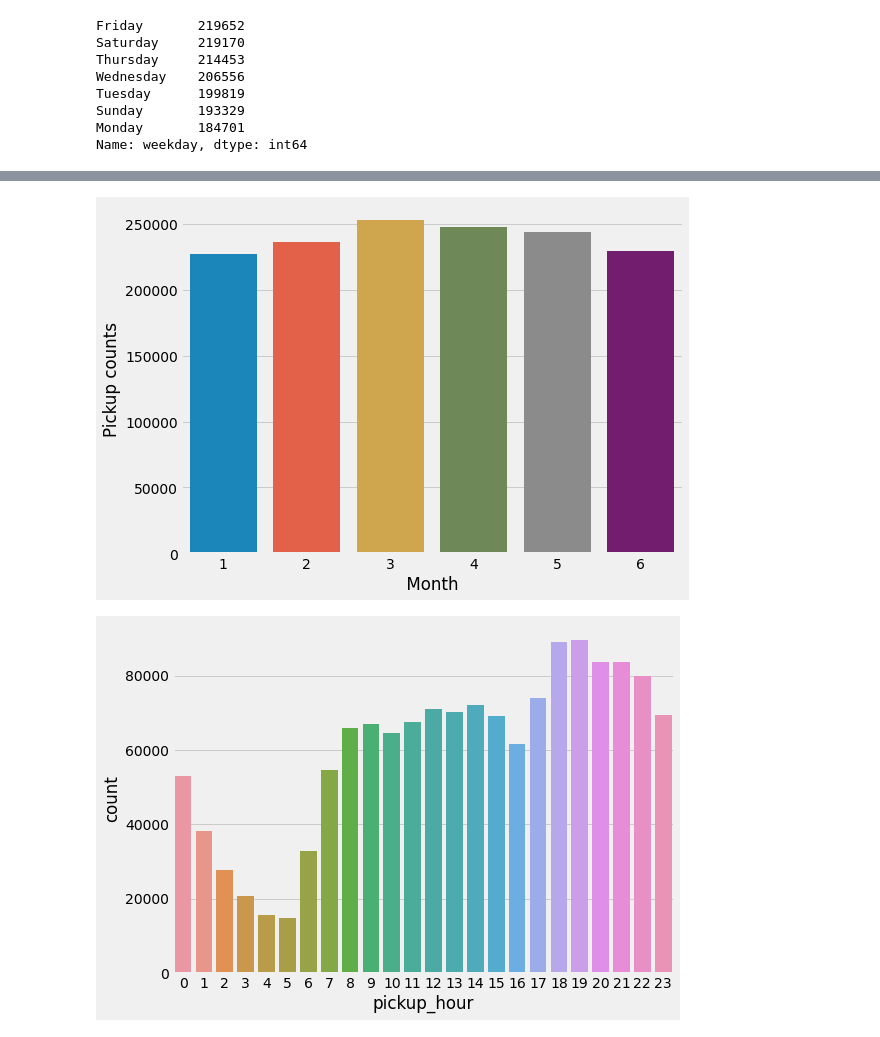
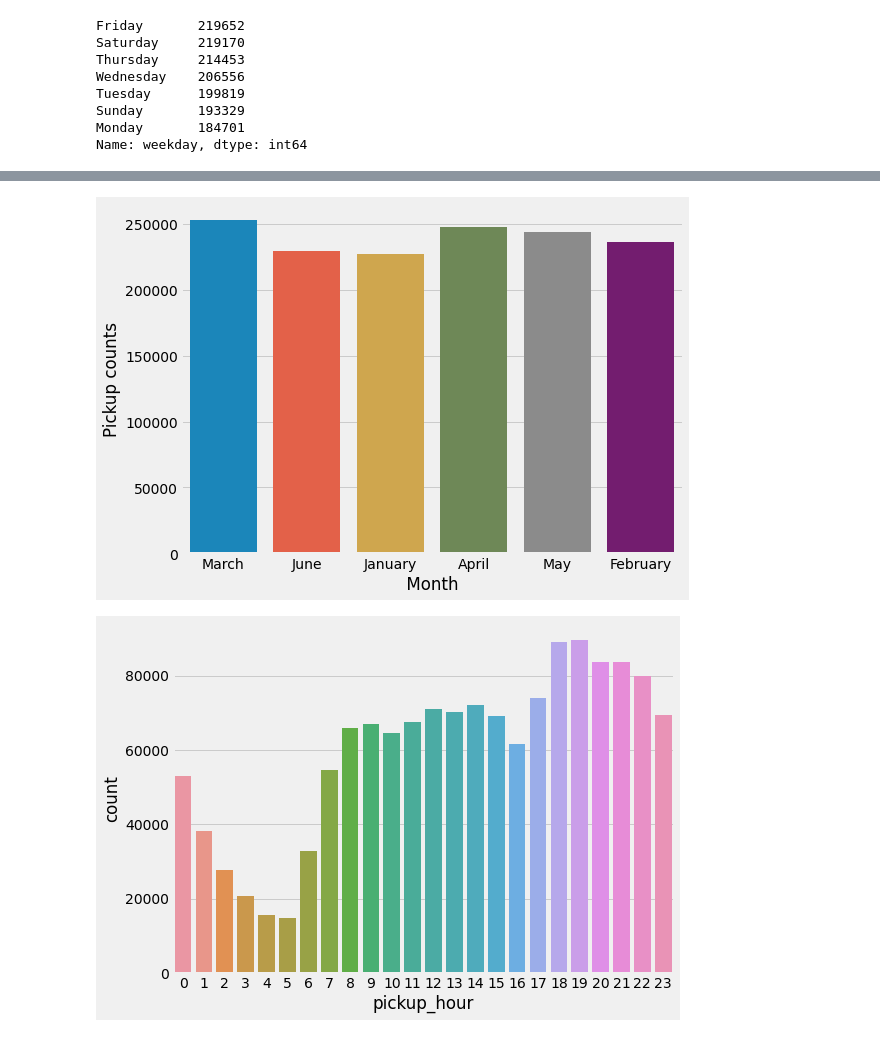
Before and after one commit to vkvinay0627/NYC-Taxi-Trip-Time-Prediction---Capstone-Project, a Jupyter notebook: NYC_Taxi_Trip_Time_Prediction_Capstone_Project.ipynb, the cells around one changed output, grey strips where cells are left out. Drawn from its saved outputs; the diff is of its cells as text; code cells hidden in the pictures.

```diff
--- a/NYC_Taxi_Trip_Time_Prediction_Capstone_Project.ipynb
+++ b/NYC_Taxi_Trip_Time_Prediction_Capstone_Project.ipynb
@@ -220,5 +220,5 @@ def haversine_np(lon1, lat1, lon2, lat2):
 # %%
 #Calculate Speed in km/h for further insights
-df['speed'] = (df.distance/(df.trip_duration/3600))
+df_initial['speed'] = (df_initial.distance/(df_initial.trip_duration/3600))
 # %%
 #Check the type of each variable
@@ -251,3 +251,7 @@ df.head()
 | 2 | id3858529 | 2 | 2016-01-19 11:35:24 | 2016-01-19 12:10:48 | 1 | -73.979 | ... |
 | 3 | id3504673 | 2 | 2016-04-06 19:32:31 | 2016-04-06 19:39:40 | 1 | -74.010 | ... |
 | 4 | id2181028 | 2 | 2016-03-26 13:30:55 | 2016-03-26 13:38:10 | 1 | -73.973 | ... |
+# %%
+#drop ID column
+df = df_initial.drop('id',1)
+df.shape
@@ -361,0 +394,11 @@ Number of trips with distance 0 are 5866
+# %%
+#### Lets compute the Interquantile range to calculate the boundaries
+IQR=df.distance.quantile(0.75)-df.distance.quantile(0.25)
+IQR
+#### Extreme outliers
+upper_bridge=df['distance'].quantile(0.75)+(IQR*3)
+print(upper_bridge)
+print(len(df.loc[df.distance<=upper_bridge]))
+df = df[df.distance <= upper_bridge]
+df
+print(len(df))
@@ -419,6 +474,6 @@ Monday       184701
 Name: weekday, dtype: int64
 # %%
 
-dictionary={'Monday':1,'Tuesday':1,'Wednesday':2,'Thursday':2,'Friday':2,'Saturday':2,'Sunday':1 }
-df['weekday_ordinal']=df['weekday'].map(dictionary)
-df.head()
+# dictionary={'Monday':1,'Tuesday':1,'Wednesday':2,'Thursday':2,'Friday':2,'Saturday':2,'Sunday':1 }
+# df['weekday_ordinal']=df['weekday'].map(dictionary)
+# df.head()
@@ -443,11 +483,11 @@ plt.show()
 # %%
 plt.figure(figsize = (8,6))
-sns.countplot(df.month)
+sns.countplot(df.month_name)
 plt.xlabel(' Month ')
 plt.ylabel('Pickup counts')
 plt.show()
 # %% [output]
-[figure, old version]
+[figure, new version]
 # %%
 plt.figure(figsize = (8,6))
 sns.countplot(df.pickup_hour)
```
Also changed, not shown: parts of 82 cells of this notebook.
